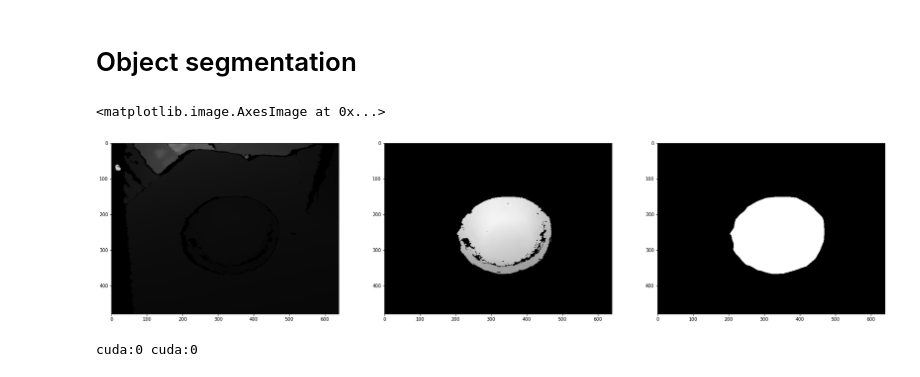
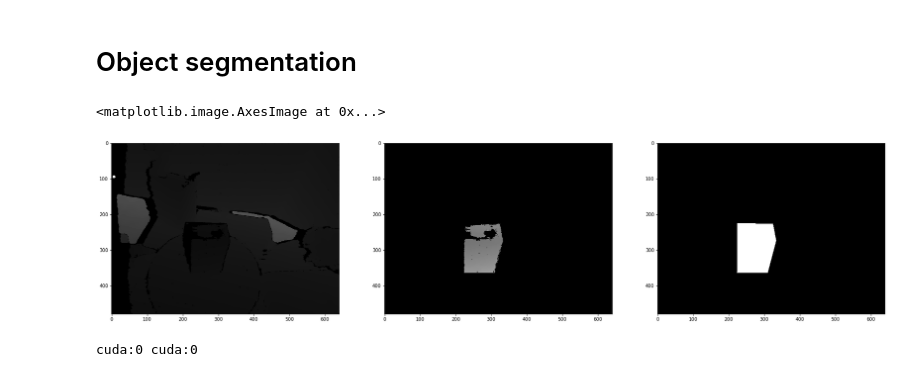
Before and after one commit to EternalGoldenBraid/pose_demo, a Jupyter notebook: example/prototype.ipynb, the cells around one changed output. Cells and saved outputs as stored; diff of their text form; code cells hidden in the pictures.

```diff
--- a/example/prototype.ipynb
+++ b/example/prototype.ipynb
@@ -143,10 +141,10 @@ interpolate = False
 #test_data_dir = datapath / 'lm' / 'test'          # path to the test dataset of BOP
 test_data_dir = datapath / 'huawei_box' / 'test'          # path to the test dataset of BOP
 
-scene_id = 2   # range [1, 15]
+scene_id = 1   # range [1, 15]
 view_id = 0  # range [0, 1214]
 
-idx = 1
+idx = 0
 scene_dir = pjoin(test_data_dir, '{:06d}'.format(scene_id))
 
 files = [f[1:-4].split('_')[1] for f in os.listdir(scene_dir+'/mask')]
@@ -213,34 +211,34 @@ ax[2].imshow(obj_mask.cpu(), cmap='gray')
 #view_timer = time.time()
 #rgb_img = cv2.imread(color_file)
 #imread_cost = time.time() - view_timer
 #
 #rcnn_timer = time.time()
 #output = predictor(rgb_img)
 #rcnn_pred_ids = output["instances"].pred_classes
 #rcnn_pred_masks = output["instances"].pred_masks
 #rcnn_pred_scores = output["instances"].scores
 #rcnn_cost = time.time() - rcnn_timer
 ###################### object segmentation ######################
 
 #tar_rcnn_d = tar_obj_id - 1
 #obj_masks = rcnn_pred_masks # NxHxW
 #obj_depths = view_depth[None, ...] * obj_masks
 #tar_obj_depths = obj_depths[tar_rcnn_d==rcnn_pred_ids]
 #tar_obj_masks = rcnn_pred_masks[tar_rcnn_d==rcnn_pred_ids]
 #tar_obj_scores = rcnn_pred_scores[tar_rcnn_d==rcnn_pred_ids]
 
 #mask_pixel_count = tar_obj_masks.view(tar_obj_masks.size(0), -1).sum(dim=1)
 #valid_idx = (mask_pixel_count >= 100)
 #if valid_idx.sum() == 0:
 #    mask_visib_ratio = mask_pixel_count / mask_pixel_count.max()
 #    valid_idx = mask_visib_ratio >= 0.05
 #
 #tar_obj_masks = tar_obj_masks[valid_idx] # select the target object instance masks
 #tar_obj_depths = tar_obj_depths[valid_idx]
 #tar_obj_scores = tar_obj_scores[valid_idx]
 # %% [output]
 <matplotlib.image.AxesImage at 0x...>
-[figure, old version]
+[figure, new version]
 # %%
 print(view_depth.device, obj_mask.device)
 # %% [output]
```
Also changed, not shown: parts of 9 cells of this notebook, 13 other files.
